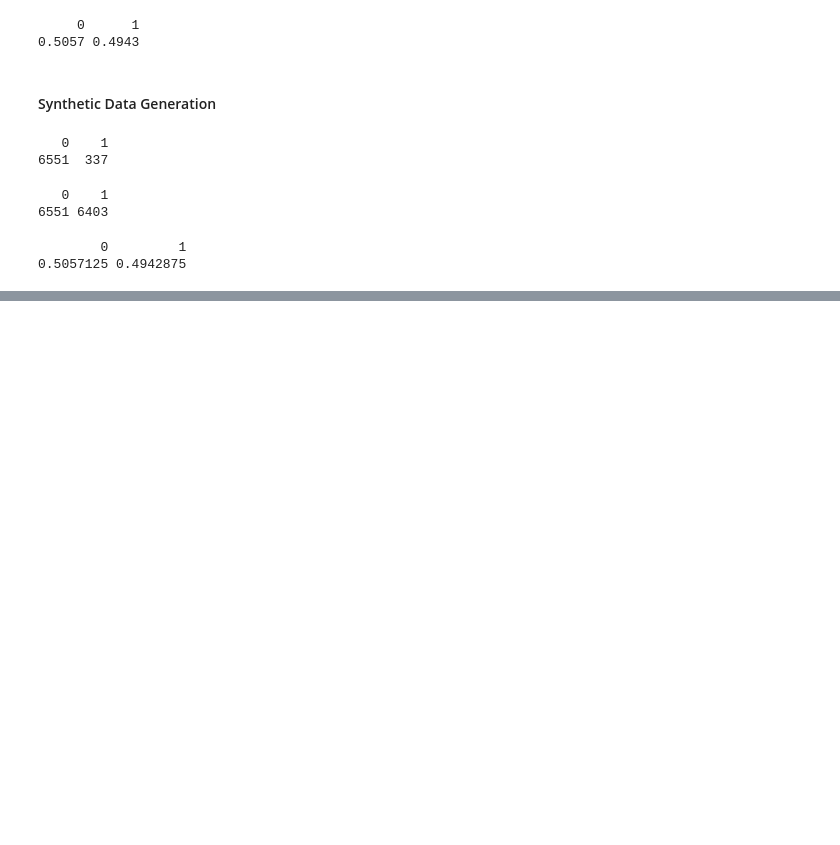
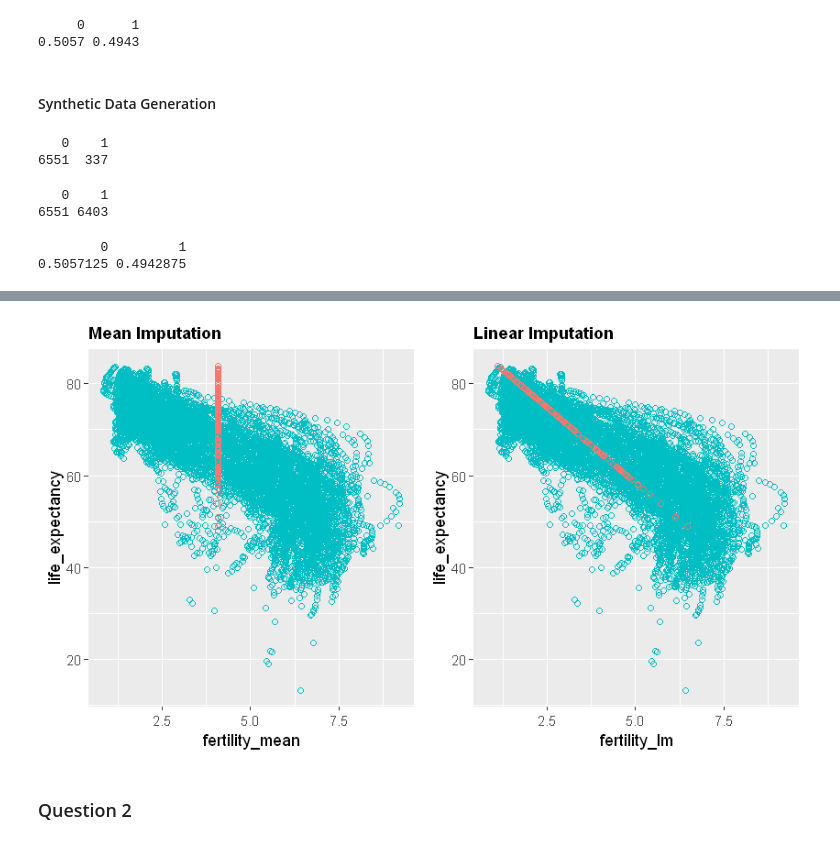
Before and after one commit to LanceWhitehorn/ACST4005, a Jupyter notebook: 05 - Data Understanding & Preparation (Part 3).ipynb, the cells around one changed output, grey strips where cells are left out. Drawn from its saved outputs; the diff is of its cells as text; code cells hidden in the pictures; blank space fills up the shorter version.

```diff
--- a/05 - Data Understanding & Preparation (Part 3).ipynb
+++ b/05 - Data Understanding & Preparation (Part 3).ipynb
@@ -603,0 +615,25 @@ prop.table(table(smote_train$Class))
+# %%
+gap <- gapminderall %>%
+    select(fertility, life_expectancy) %>%
+    bind_shadow(only_miss=TRUE) %>%
+    add_label_shadow() %>%
+    mutate(fertility_mean=fertility, fertility_lm=fertility) %>%
+    impute_proxy(fertility_mean ~ mean(fertility_mean, na.rm=TRUE)) %>%
+    impute_lm(fertility_lm ~ life_expectancy)
+
+options(repr.plot.width=7, repr.plot.height=4)
+mean <- gap %>%
+    ggplot(aes(x=fertility_mean, y=life_expectancy, colour=any_missing)) +
+    geom_point(shape=21) +
+    ggtitle('Mean Imputation') +
+    theme(legend.position='none', plot.title=element_text(size=11, face='bold'))
+lm <- gap %>%
+    ggplot(aes(x=fertility_lm, y=life_expectancy, colour=any_missing)) +
+    geom_point(shape=21) +
+    ggtitle('Linear Imputation') +
+    theme(legend.position='none', plot.title=element_text(size=11, face='bold'))
+grid.arrange(mean, lm, ncol=2)
+# %% [output]
+[figure, added]
+# %% [markdown]
+### Question 2
```
Also changed, not shown: parts of 15 cells of this notebook.
